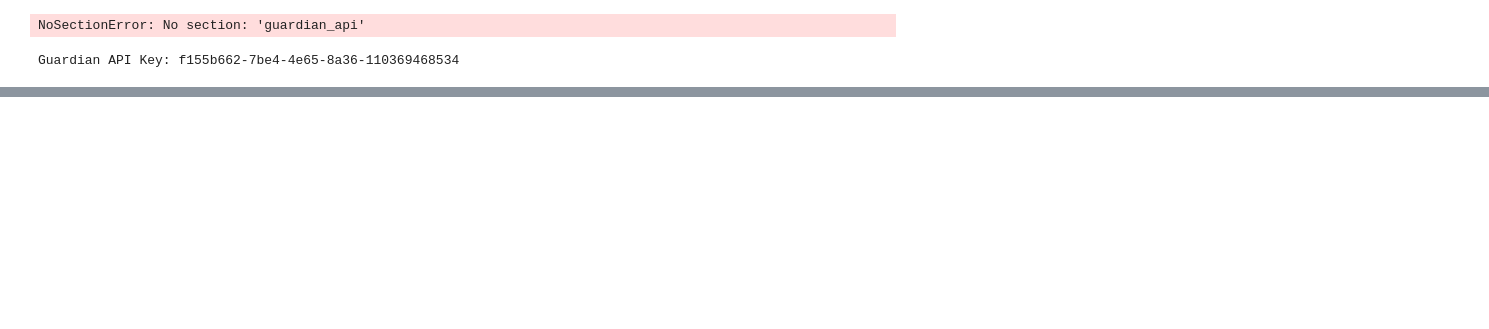
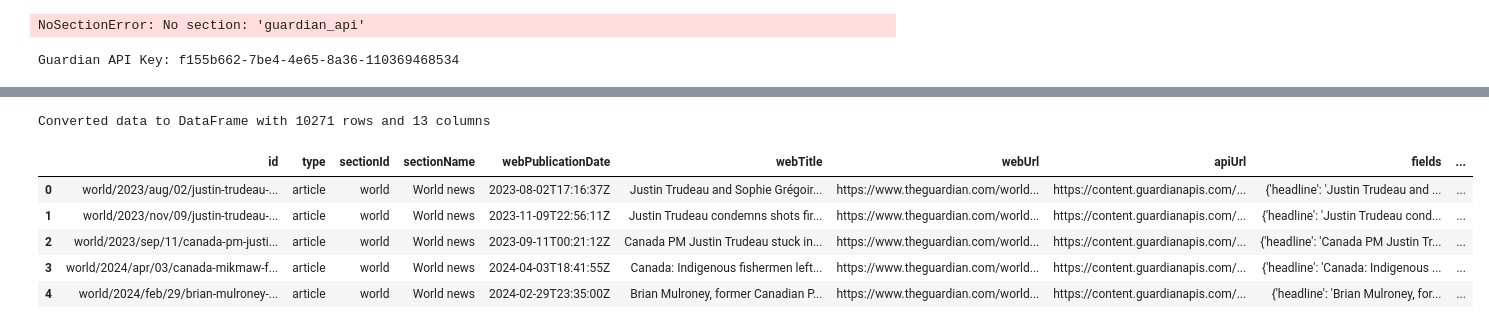
Before and after one commit to jinsonfernandez/GuardianApiAnalysis, a Jupyter notebook: guardian_media_analysis/archived/analysis.ipynb, the cells around one changed output, grey strips where cells are left out. Cells and saved outputs as stored; diff of their text form; code cells hidden in the pictures; blank space fills up the shorter version.

Commit message:
opimised extraction update loggging logic and retived only relevant data in dataframe

```diff
--- a/guardian_media_analysis/archived/analysis.ipynb
+++ b/guardian_media_analysis/archived/analysis.ipynb
@@ -26,0 +105,5 @@ Guardian API Key: f155b662-7be4-4e65-8a36-110369468534
+# %%
+search_query = "Justin Trudeau"
+from_date = "2018-01-01"
+to_date = datetime.now().strftime("%Y-%m-%d")
+results = guardian_search(search_query, from_date, to_date)
@@ -26,0 +256,27 @@ Guardian API Key: f155b662-7be4-4e65-8a36-110369468534
+# %%
+import pandas as pd
+
+def convert_to_dataframe(api_results):
+    try:
+        if 'response' in api_results and 'results' in api_results['response']:
+            results = api_results['response']['results']
+            df = pd.DataFrame(results)
+            print(f"Converted data to DataFrame with {len(df)} rows and {len(df.columns)} columns")
+            return df
+        else:
+            print("No results found or incorrect JSON format")
+            return pd.DataFrame()
+    except Exception as e:
+        print(f"Error processing data into DataFrame: {e}")
+        return pd.DataFrame()
+
+dataframe = convert_to_dataframe({'response': {'results': articles}})
+dataframe.head()
+# %% [output]
+Converted data to DataFrame with 10271 rows and 13 columns
+|  | id | type | sectionId | sectionName | webPublicationDate | webTitle | webUrl | apiUrl | fields | ... |
+| 0 | world/2023/aug/02/justin-trudeau-... | article | world | World news | 2023-08-02T17:16:37Z | Justin Trudeau and Sophie Grégoir... | https://www.theguardian.com/world... | https://content.guardianapis.com/... | {'headline': 'Justin Trudeau and ... | ... |
+| 1 | world/2023/nov/09/justin-trudeau-... | article | world | World news | 2023-11-09T22:56:11Z | Justin Trudeau condemns shots fir... | https://www.theguardian.com/world... | https://content.guardianapis.com/... | {'headline': 'Justin Trudeau cond... | ... |
+| 2 | world/2023/sep/11/canada-pm-justi... | article | world | World news | 2023-09-11T00:21:12Z | Canada PM Justin Trudeau stuck in... | https://www.theguardian.com/world... | https://content.guardianapis.com/... | {'headline': 'Canada PM Justin Tr... | ... |
+| 3 | world/2024/apr/03/canada-mikmaw-f... | article | world | World news | 2024-04-03T18:41:55Z | Canada: Indigenous fishermen left... | https://www.theguardian.com/world... | https://content.guardianapis.com/... | {'headline': 'Canada: Indigenous ... | ... |
+| 4 | world/2024/feb/29/brian-mulroney-... | article | world | World news | 2024-02-29T23:35:00Z | Brian Mulroney, former Canadian P... | https://www.theguardian.com/world... | https://content.guardianapis.com/... | {'headline': 'Brian Mulroney, for... | ... |
```
Also changed, not shown: parts of 11 cells of this notebook, 4 other files.
